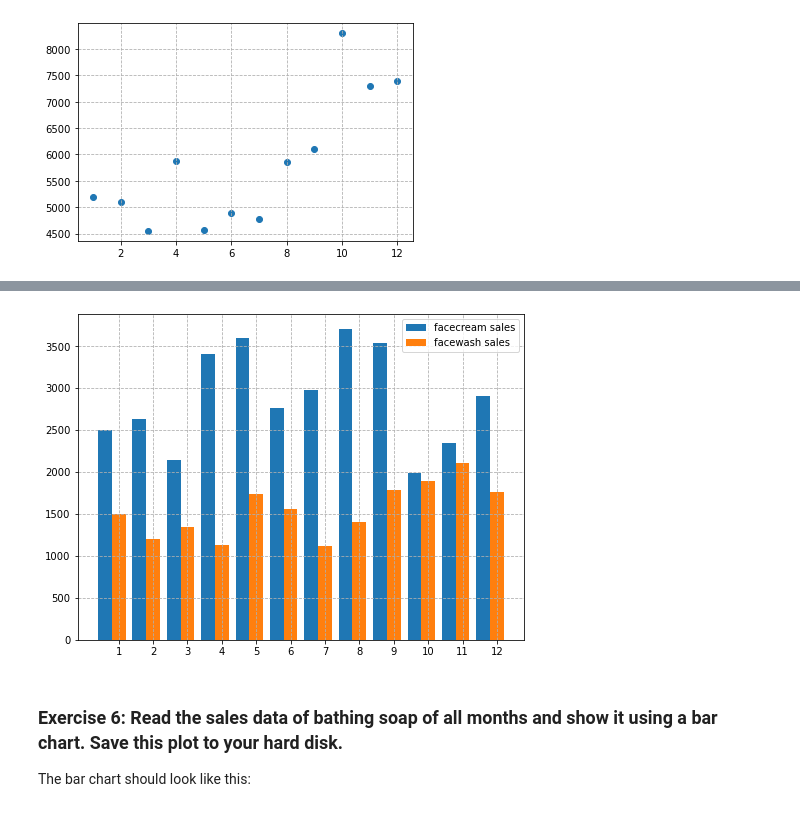
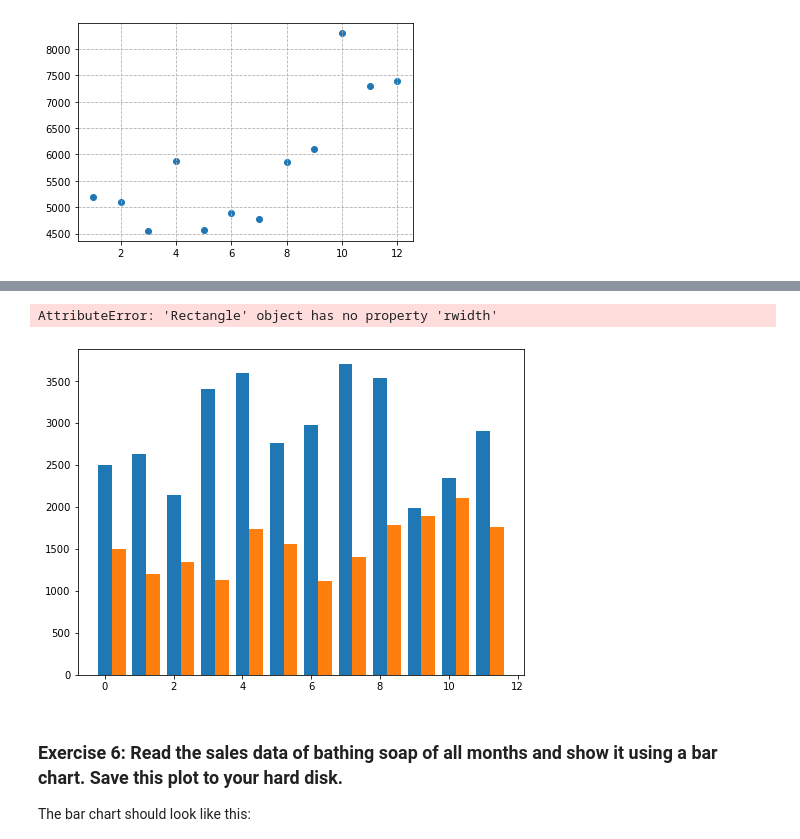
Before and after one commit to omolara-atoyebi/strive-exercise, a Jupyter notebook: 08. Matplotlib/Matplotlib_exercises.ipynb, the cells around one changed output, grey strips where cells are left out. Saved outputs shown, nothing was run; the diff lists cells and outputs as text; code cells hidden in the pictures.

```diff
--- a/08. Matplotlib/Matplotlib_exercises.ipynb
+++ b/08. Matplotlib/Matplotlib_exercises.ipynb
@@ -132,16 +127,18 @@ The bar chart should look like this:
 # %%
 # Write your code here
 fig, ax = plt.subplots(figsize=(8,6))
 width = 0.4
 r = np.arange(len(df4['month_number']))
 plt.bar(r,df4['facecream'],width = width, label = 'facecream sales')
 plt.bar(r+width,df4['facewash'], width =width, label = 'facewash sales')
+plt.bar(r+width + 0.2,df4['toothpaste'], width =width, label = 'toothpaste sales', rwidth = 0.5)
 plt.xticks(r+width, df4['month_number'])
 plt.grid(True,linestyle = '--')
 plt.legend()
 plt.show()
 # %% [output]
+AttributeError: 'Rectangle' object has no property 'rwidth'
-[figure, old version]
+[figure, new version]
 # %% [markdown]
 ### Exercise 6: Read the sales data of bathing soap of all months and show it using a bar chart. Save this plot to your hard disk.
 The bar chart should look like this:
```
Also changed, not shown: parts of 1 cell of this notebook, 3 other files.
